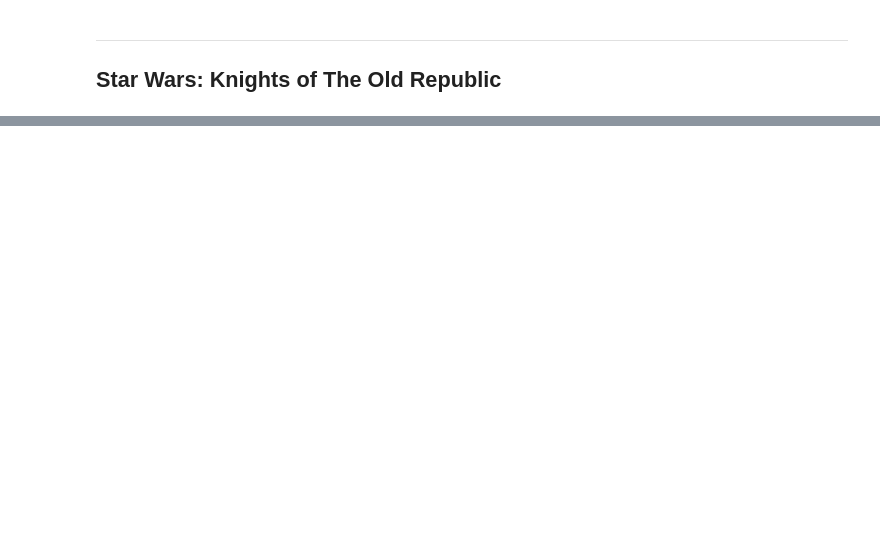
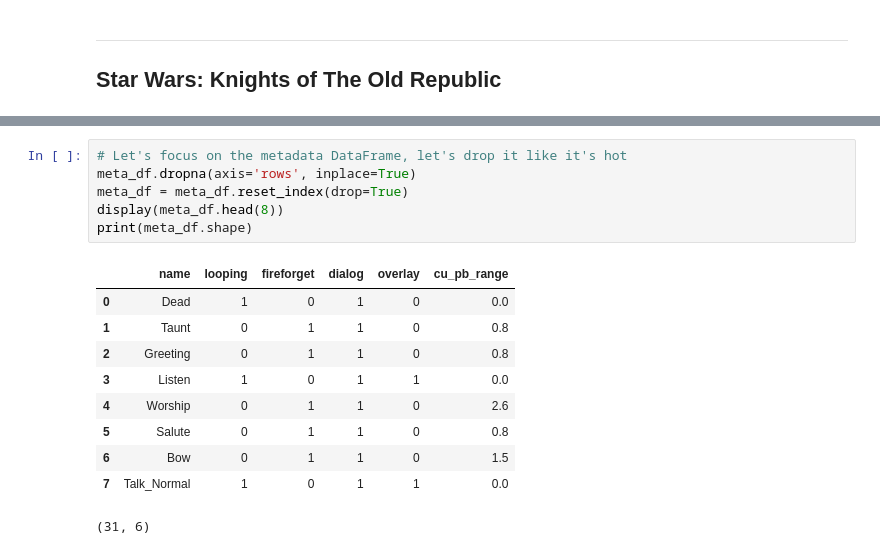
Before and after one commit to Data-Science-for-Linguists-2022/Pragmatics-In-Video-Games, a Jupyter notebook: notebooks/initial_base_data_exploration.ipynb, the cells around one changed output, grey strips where cells are left out. Saved outputs shown, nothing was run; the diff lists cells and outputs as text; blank space fills up the shorter version.

```diff
--- a/notebooks/initial_base_data_exploration.ipynb
+++ b/notebooks/initial_base_data_exploration.ipynb
@@ -236,0 +353,17 @@ display(torchlight_df.head())
+# %%
+# Let's focus on the metadata DataFrame, let's drop it like it's hot
+meta_df.dropna(axis='rows', inplace=True)
+meta_df = meta_df.reset_index(drop=True)
+display(meta_df.head(8))
+print(meta_df.shape)
+# %% [output]
+|  | name | looping | fireforget | dialog | overlay | cu_pb_range |
+| 0 | Dead | 1 | 0 | 1 | 0 | 0.0 |
+| 1 | Taunt | 0 | 1 | 1 | 0 | 0.8 |
+| 2 | Greeting | 0 | 1 | 1 | 0 | 0.8 |
+| 3 | Listen | 1 | 0 | 1 | 1 | 0.0 |
+| 4 | Worship | 0 | 1 | 1 | 0 | 2.6 |
+| 5 | Salute | 0 | 1 | 1 | 0 | 0.8 |
+| 6 | Bow | 0 | 1 | 1 | 0 | 1.5 |
+| 7 | Talk_Normal | 1 | 0 | 1 | 1 | 0.0 |
+(31, 6)
```
Also changed, not shown: parts of 13 cells of this notebook, 5 other files.
